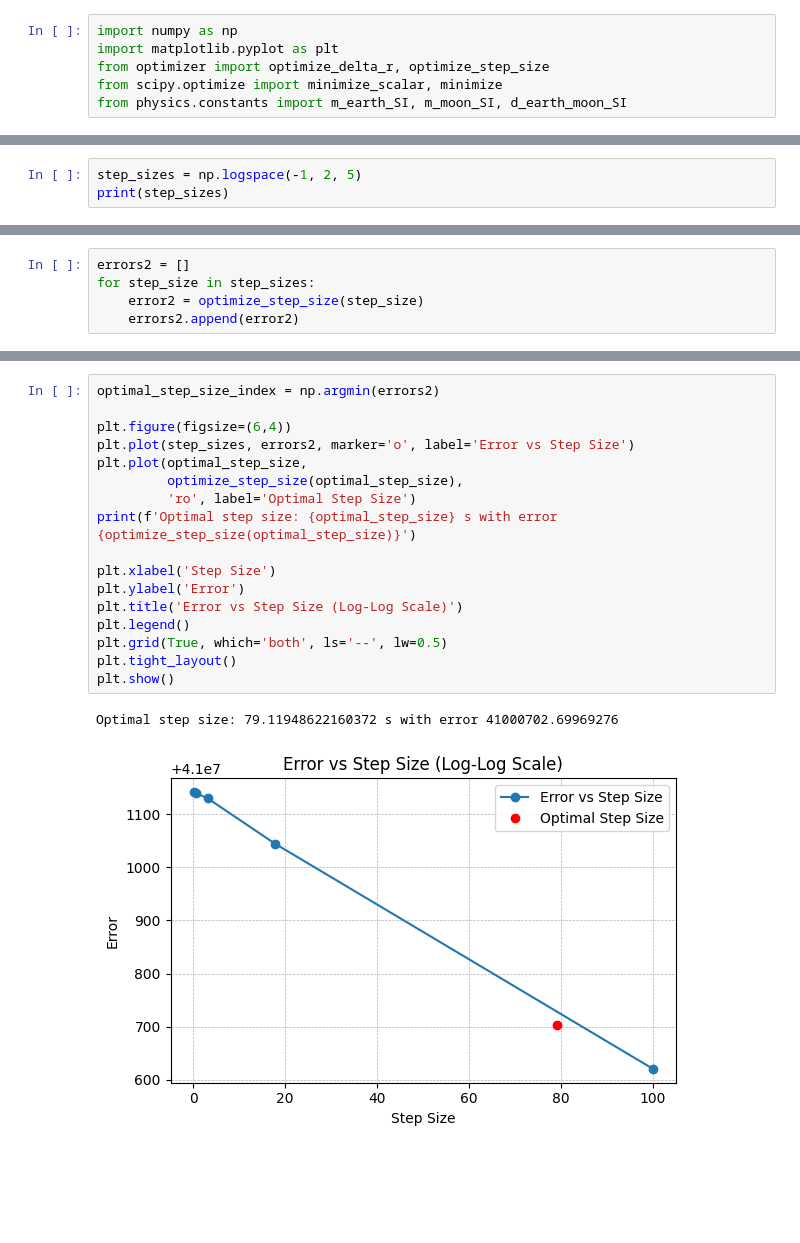
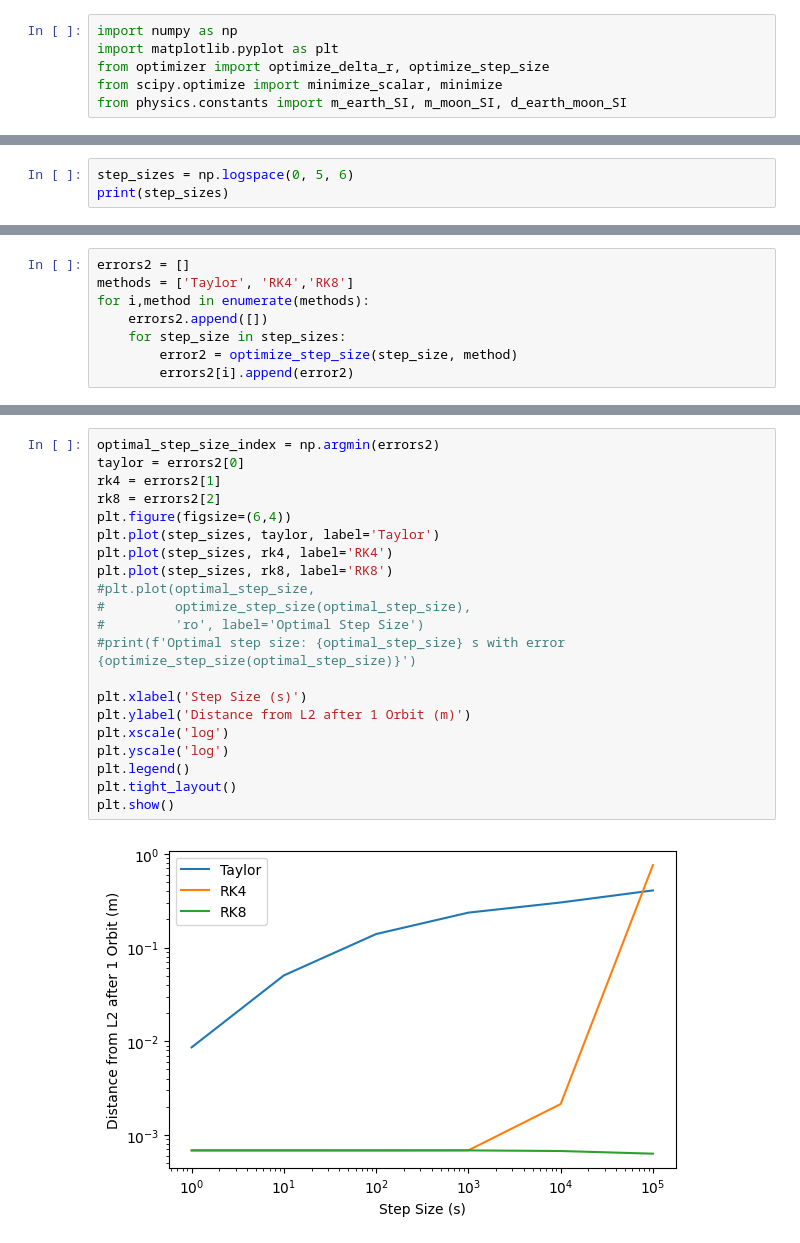
Before and after one commit to Sam-Coulthurst/ComputingProject, a Jupyter notebook: finding_optimals.ipynb, the cells around one changed output, grey strips where cells are left out. Cells and saved outputs as stored; diff of their text form; blank space fills up the shorter version.

```diff
--- a/finding_optimals.ipynb
+++ b/finding_optimals.ipynb
@@ -37,4 +60,4 @@ Optimal step size 79.11948622160372 s
 # %%
-step_sizes = np.logspace(-1, 2, 5)
+step_sizes = np.logspace(0, 5, 6)
 print(step_sizes)
 # %% [output]
@@ -42,5 +65,8 @@ print(step_sizes)
 # %%
 errors2 = []
-for step_size in step_sizes:
-    error2 = optimize_step_size(step_size)
-    errors2.append(error2)
+methods = ['Taylor', 'RK4','RK8']
+for i,method in enumerate(methods):
+    errors2.append([])
+    for step_size in step_sizes:
+        error2 = optimize_step_size(step_size, method)
+        errors2[i].append(error2)
@@ -47,20 +92,23 @@ for step_size in step_sizes:
 # %%
 optimal_step_size_index = np.argmin(errors2)
+taylor = errors2[0]
+rk4 = errors2[1]
+rk8 = errors2[2]
+plt.figure(figsize=(6,4))
+plt.plot(step_sizes, taylor, label='Taylor')
+plt.plot(step_sizes, rk4, label='RK4')
+plt.plot(step_sizes, rk8, label='RK8')
+#plt.plot(optimal_step_size,
+#         optimize_step_size(optimal_step_size),
+#         'ro', label='Optimal Step Size')
+#print(f'Optimal step size: {optimal_step_size} s with error {optimize_step_size(optimal_step_size)}')
 
-plt.figure(figsize=(6,4))
-plt.plot(step_sizes, errors2, marker='o', label='Error vs Step Size')
-plt.plot(optimal_step_size,
-         optimize_step_size(optimal_step_size),
-         'ro', label='Optimal Step Size')
-print(f'Optimal step size: {optimal_step_size} s with error {optimize_step_size(optimal_step_size)}')
-
-plt.xlabel('Step Size')
-plt.ylabel('Error')
-plt.title('Error vs Step Size (Log-Log Scale)')
+plt.xlabel('Step Size (s)')
+plt.ylabel('Distance from L2 after 1 Orbit (m)')
+plt.xscale('log')
+plt.yscale('log')
 plt.legend()
-plt.grid(True, which='both', ls='--', lw=0.5)
 plt.tight_layout()
 plt.show()
 # %% [output]
-Optimal step size: 79.11948622160372 s with error 41000702.69969276
-[figure, old version]
+[figure, new version]
```
Also changed, not shown: parts of 7 cells of this notebook, 7 other files.
